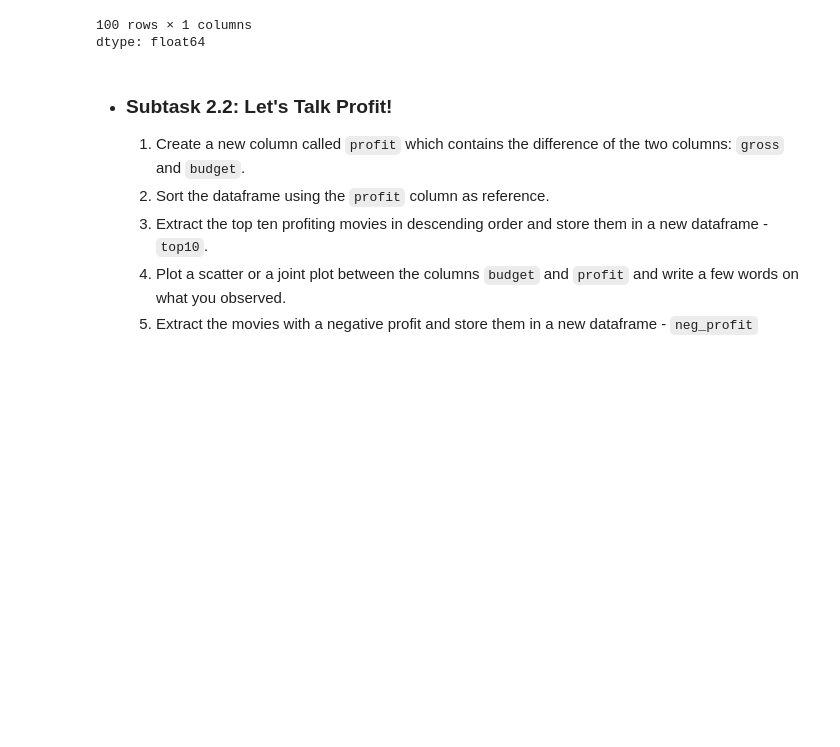
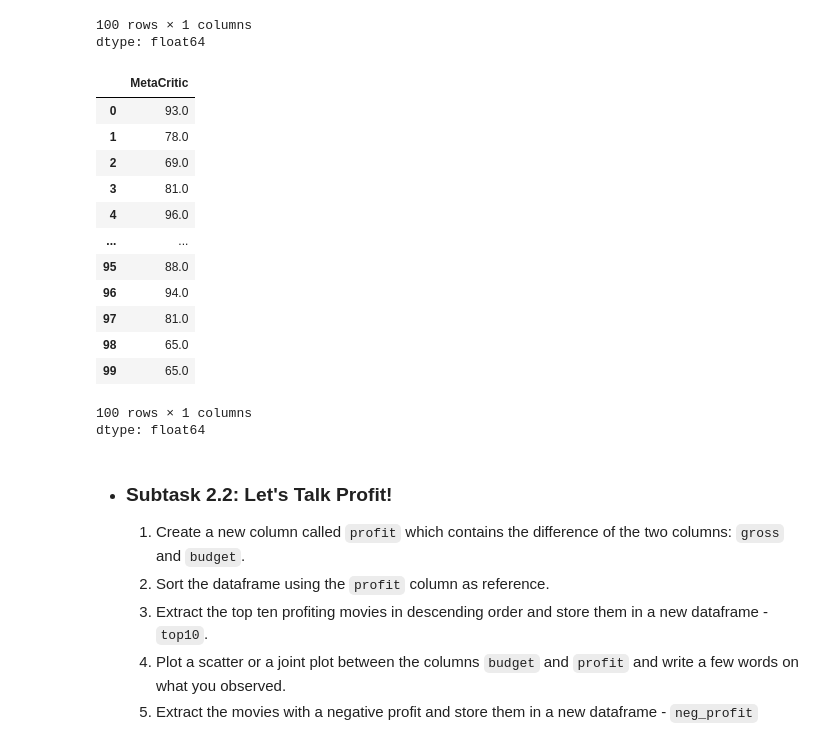
Before and after one commit to gokilapriya1808-AI/AI-ML-Assignments, a Jupyter notebook: IMDb+Movie+Assignment_gokila.ipynb, the cells around one changed output. Saved outputs shown, nothing was run; the diff lists cells and outputs as text; code cells hidden in the pictures; blank space fills up the shorter version.

```diff
--- a/IMDb+Movie+Assignment_gokila.ipynb
+++ b/IMDb+Movie+Assignment_gokila.ipynb
@@ -168,6 +168,23 @@ df['budget']
 | 99 | 5.0 |
 100 rows × 1 columns
 dtype: float64
+# %%
+df['MetaCritic']
+# %% [output]
+|  | MetaCritic |
+| 0 | 93.0 |
+| 1 | 78.0 |
+| 2 | 69.0 |
+| 3 | 81.0 |
+| 4 | 96.0 |
+| ... | ... |
+| 95 | 88.0 |
+| 96 | 94.0 |
+| 97 | 81.0 |
+| 98 | 65.0 |
+| 99 | 65.0 |
+100 rows × 1 columns
+dtype: float64
 # %% [markdown]
 -  ###  Subtask 2.2: Let's Talk Profit!
 
```
Also changed, not shown: parts of 14 cells of this notebook.
